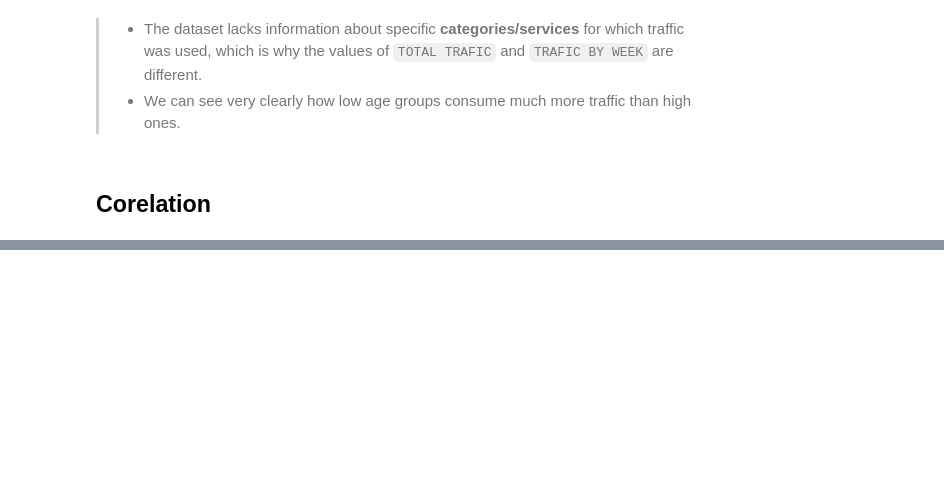
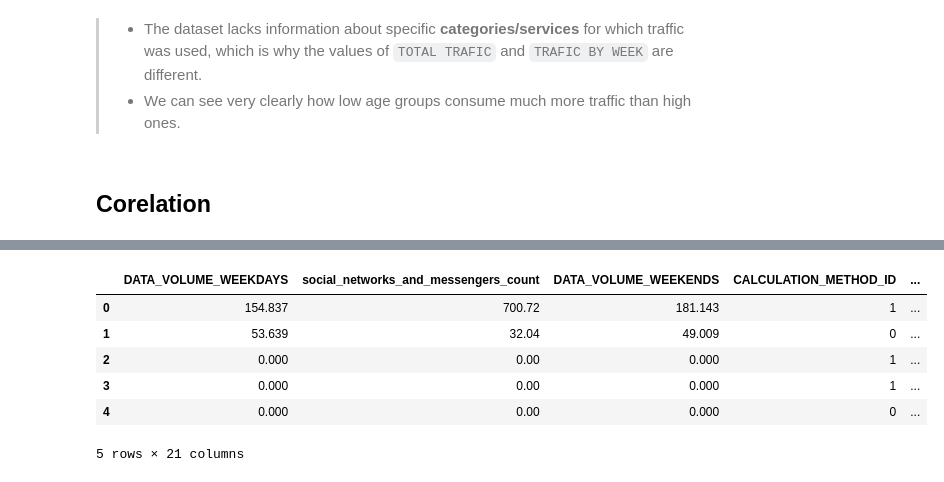
Before and after one commit to Dariienko/Vodafone-EDA, a Jupyter notebook: vodafone.ipynb, the cells around one changed output, grey strips where cells are left out. Cells and saved outputs as stored; diff of their text form; code cells hidden in the pictures; blank space fills up the shorter version.

```diff
--- a/vodafone.ipynb
+++ b/vodafone.ipynb
@@ -568,0 +583,13 @@ Text(0.5, 36.72222222222221, 'Spearman Correlation')
+# %%
+eda_data_dummies_analis = pd.concat([eda_data_dummies[corr_target_top['colomn_name'].tolist()], TARGET], axis=1)
+eda_data_dummies_analis.to_csv('./data/eda_data_dummies.csv', index=False)
+# %%
+eda_data_dummies_analis.head()
+# %% [output]
+|  | DATA_VOLUME_WEEKDAYS | social_networks_and_messengers_count | DATA_VOLUME_WEEKENDS | CALCULATION_METHOD_ID | ... |
+| 0 | 154.837 | 700.72 | 181.143 | 1 | ... |
+| 1 | 53.639 | 32.04 | 49.009 | 0 | ... |
+| 2 | 0.000 | 0.00 | 0.000 | 1 | ... |
+| 3 | 0.000 | 0.00 | 0.000 | 1 | ... |
+| 4 | 0.000 | 0.00 | 0.000 | 0 | ... |
+5 rows × 21 columns
```
Also changed, not shown: parts of 3 cells of this notebook, 5 other files.
